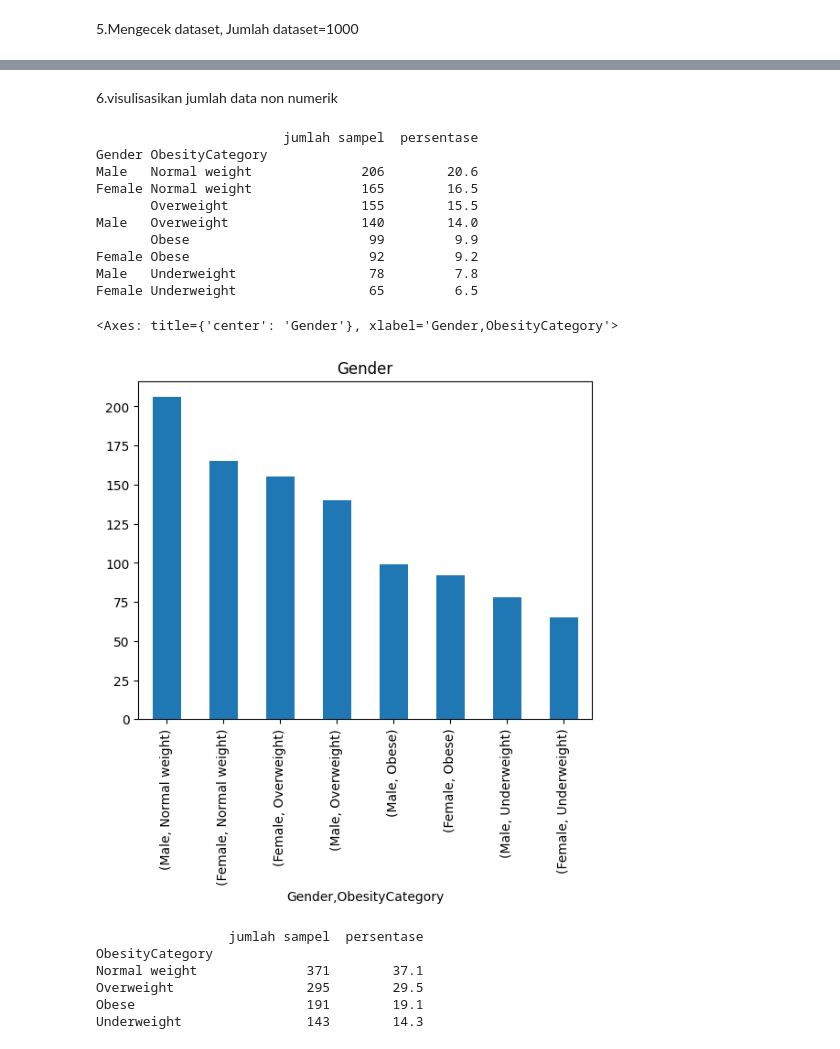
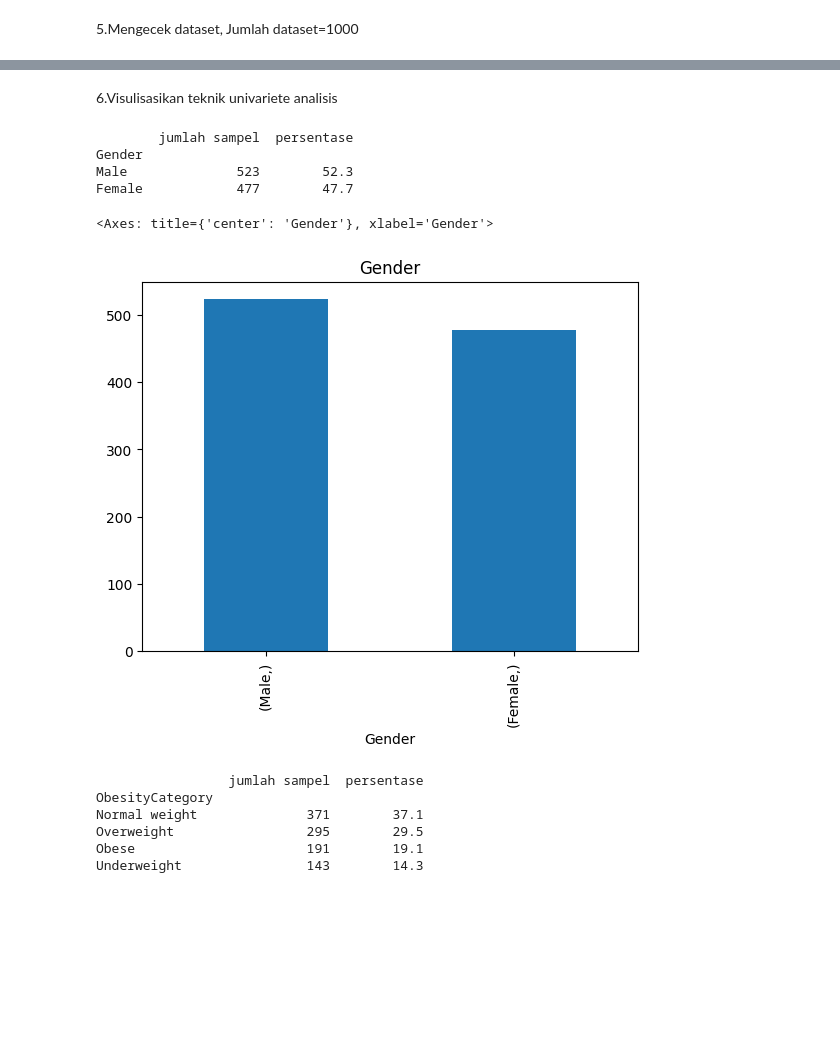
Before and after one commit to ZedGred/ZedGred, a Jupyter notebook: proyek_predictive_analytic.ipynb, the cells around one changed output, grey strips where cells are left out. Drawn from its saved outputs; the diff is of its cells as text; code cells hidden in the pictures; blank space fills up the shorter version.

```diff
--- a/proyek_predictive_analytic.ipynb
+++ b/proyek_predictive_analytic.ipynb
@@ -72,28 +72,22 @@ Data columns (total 7 columns):
  6   ObesityCategory        1000 non-null   object
 dtypes: float64(3), int64(2), object(2)
 memory usage: 54.8+ KB
-# %% [markdown]
-6.visulisasikan jumlah data non numerik
+# %% [markdown]
+6.Visulisasikan teknik univariete analisis
 # %%
-feature = ['Gender','ObesityCategory']
+feature = ['Gender']
 count = obes[feature].value_counts()
 percent = 100*obes[feature].value_counts(normalize=True)
 df = pd.DataFrame({'jumlah sampel':count, 'persentase':percent.round(1)})
 print(df)
 count.plot(kind='bar', title=feature[0])
 # %% [output]
-                        jumlah sampel  persentase
-Gender ObesityCategory
-Male   Normal weight              206        20.6
-Female Normal weight              165        16.5
-       Overweight                 155        15.5
-Male   Overweight                 140        14.0
-       Obese                       99         9.9
-Female Obese                       92         9.2
-Male   Underweight                 78         7.8
-Female Underweight                 65         6.5
+        jumlah sampel  persentase
+Gender
+Male              523        52.3
+Female            477        47.7
-<Axes: title={'center': 'Gender'}, xlabel='Gender,ObesityCategory'>
+<Axes: title={'center': 'Gender'}, xlabel='Gender'>
-[figure, old version]
+[figure, new version]
 # %%
 feature = ['ObesityCategory']
 count = obes[feature].value_counts()
```
Also changed, not shown: parts of 6 cells of this notebook, 2 other files.
